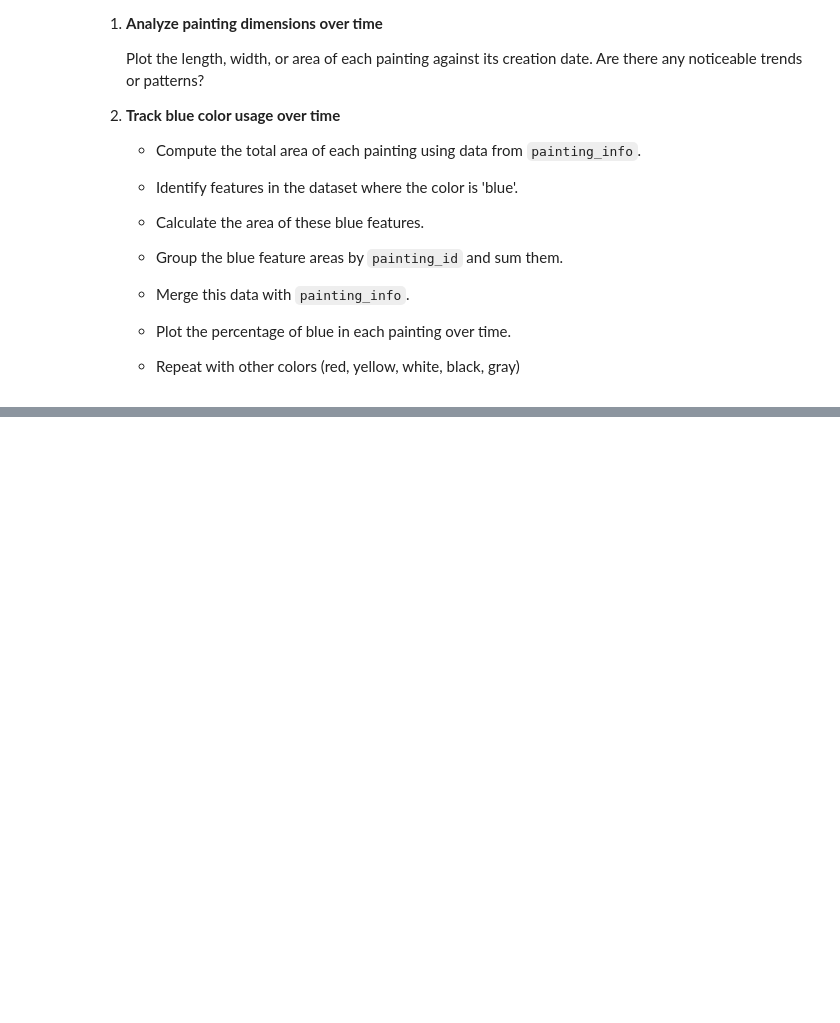
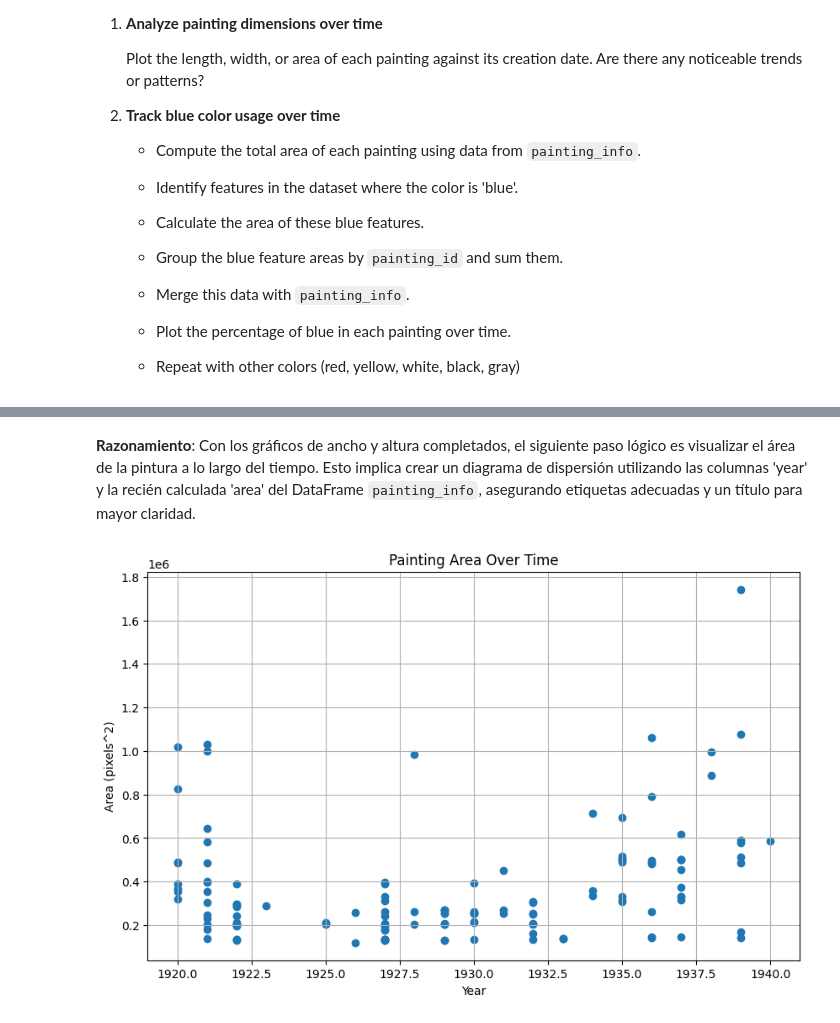
Before and after one commit to DavidZD5/Mineria-de-datos, a Jupyter notebook: mondrian_art_project.ipynb, the cells around one changed output, grey strips where cells are left out. Drawn from its saved outputs; the diff is of its cells as text; code cells hidden in the pictures; blank space fills up the shorter version.

```diff
--- a/mondrian_art_project.ipynb
+++ b/mondrian_art_project.ipynb
@@ -405,0 +469,13 @@ Here are some ideas for extending the project:
+# %% [markdown]
+**Razonamiento**:
+Con los gráficos de ancho y altura completados, el siguiente paso lógico es visualizar el área de la pintura a lo largo del tiempo. Esto implica crear un diagrama de dispersión utilizando las columnas 'year' y la recién calculada 'area' del DataFrame `painting_info`, asegurando etiquetas adecuadas y un título para mayor claridad.
+# %%
+plt.figure(figsize=(10, 6))
+plt.scatter(painting_info['year'], painting_info['area'])
+plt.xlabel('Year')
+plt.ylabel('Area (pixels^2)')
+plt.title('Painting Area Over Time')
+plt.grid(True)
+plt.show()
+# %% [output]
+[figure, added]
```
Also changed, not shown: parts of 20 cells of this notebook.
